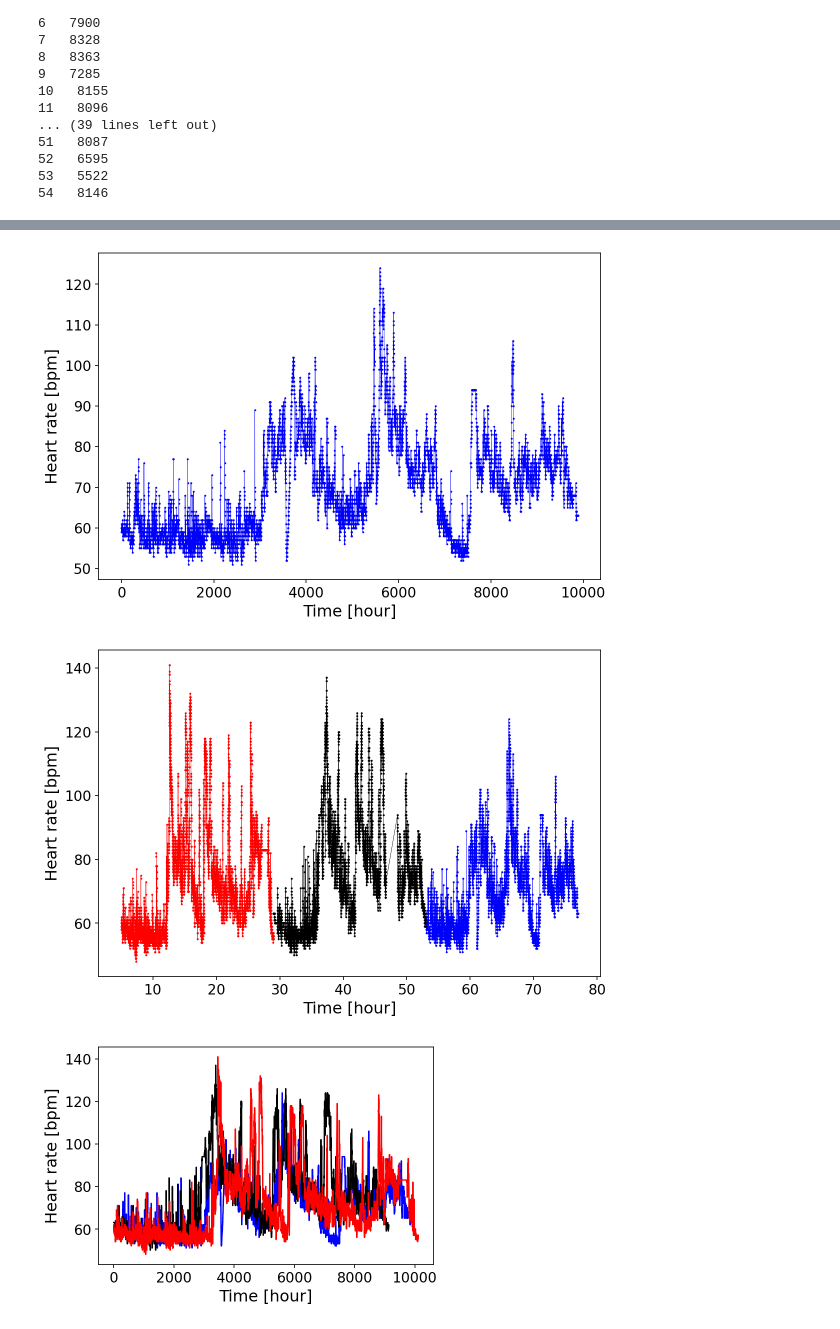
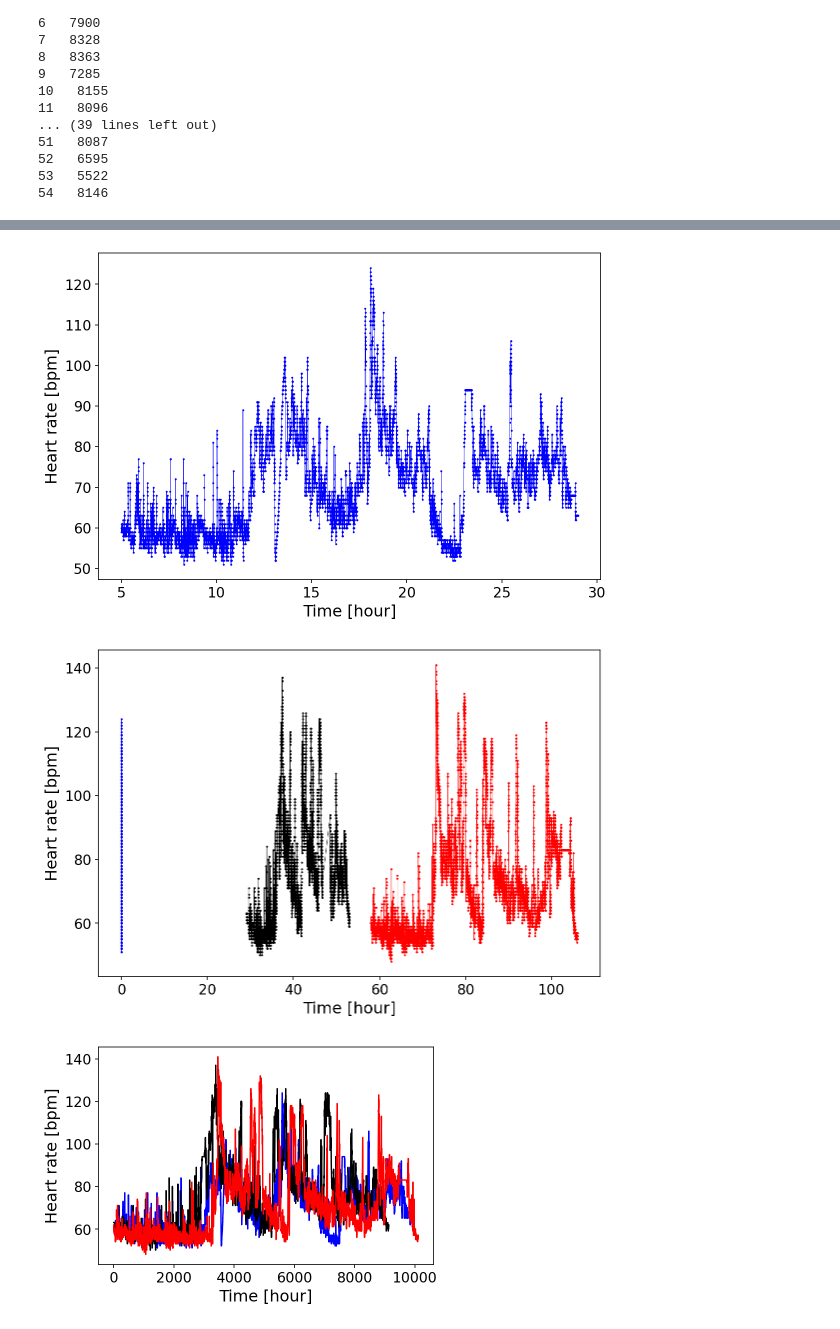
Before and after one commit to DanidelRio/Heart, a Jupyter notebook: json_analysis.ipynb, the cells around one changed output, grey strips where cells are left out. Cells and saved outputs as stored; diff of their text form; code cells hidden in the pictures.

Commit message:
Shifting and concatenating recordings for obtaining single one

```diff
--- a/json_analysis.ipynb
+++ b/json_analysis.ipynb
@@ -165,7 +150,13 @@ def obtain_data(file_name):
         means[i] = np.mean(heart_rate[vecs_indices[i]]) # Wait, when did you define: heart_rate_31_8 ???
         stdevs[i] = np.std(heart_rate[vecs_indices[i]])
 
-    return np.asarray(times), np.asarray(only_time), np.asarray(hms), np.asarray(seconds), heart_rate, means, stdevs
+    times = np.asarray(times)
+    only_time = np.asarray(only_time)
+    hms = np.asarray(hms)
+    seconds = np.asarray(seconds)
+    vecs_secs = np.asarray(vecs_secs)
+
+    return  times, only_time, hms, seconds, vecs_secs, heart_rate, means, stdevs
 # %%
 # How to extract all the .json files from a folder
 
@@ -193,9 +179,10 @@ class Recording:
     self.only_time = variables[1]
     self.hms = variables[2]
     self.seconds = variables[3]
-    self.heart_rate = variables[4]
-    self.means = variables[5]
-    self.stdevs = variables[6]
+    self.vecs_secs = variables[4]
+    self.heart_rate = variables[5]
+    self.means = variables[6]
+    self.stdevs = variables[7]
 
 #     self.mxs_indices = detecta_maximos_locales(timeECG, waveData)
 #     self.RR = R_intervals(timeECG[self.mxs_indices])
@@ -292,7 +313,0 @@ Maybe you could generate a big array concatenating multiple arrays. And then sep
-# %%
-# Correcting the number of seconds for midnight and restarting the number of seconds
-for recording_i in range(3):
-    for i in range(len(recordings[recording_i].seconds)):
-        if i > np.argmin(recordings[recording_i].seconds)-1: # Midnight
-            # BEcause it actually corresponds to the next day 24*3600 = 86400
-            recordings[recording_i].seconds[i] = recordings[recording_i].seconds[i] + 86400
@@ -312,22 +355,23 @@ array([ 18010,  18025,  18030, ..., 104384, 104389, 104394])
 couleur = ["b", "k", "r"]
 plt.figure(figsize= (9,6))
 
-plt.plot(recordings[0].heart_rate, c="b", marker=".", linewidth=0.4, markersize=2)
+plt.plot((recordings[0].seconds)/3600, recordings[0].heart_rate, c="b", marker=".", linewidth=0.4, markersize=2)
 plt.xlabel("Time [hour]")
 plt.ylabel("Heart rate [bpm]")
 plt.show()
 # %% [output]
-[figure, old version]
+[figure, new version]
 # %%
+# Something is happening wrong here. Use the previous vectors all_seconds and all_heart_rate.
 couleur = ["b", "k", "r"]
 plt.figure(figsize= (9,6))
 for i in range(3):
-    plt.plot(recordings[i].seconds/3600, recordings[i].heart_rate, c=couleur[i], marker=".", linewidth=0.4, markersize=2)
+    plt.plot((recordings[i].seconds+86400)/3600*i, recordings[i].heart_rate, c=couleur[i], marker=".", linewidth=0.4, markersize=2)
 plt.xlabel("Time [hour]")
 plt.ylabel("Heart rate [bpm]")
 plt.show()
 # %% [output]
-[figure, old version]
+[figure, new version]
 # %%
 plt.plot(recordings[0].heart_rate, c="b")
 plt.plot(recordings[1].heart_rate, c="k")
```
Also changed, not shown: parts of 44 cells of this notebook.
